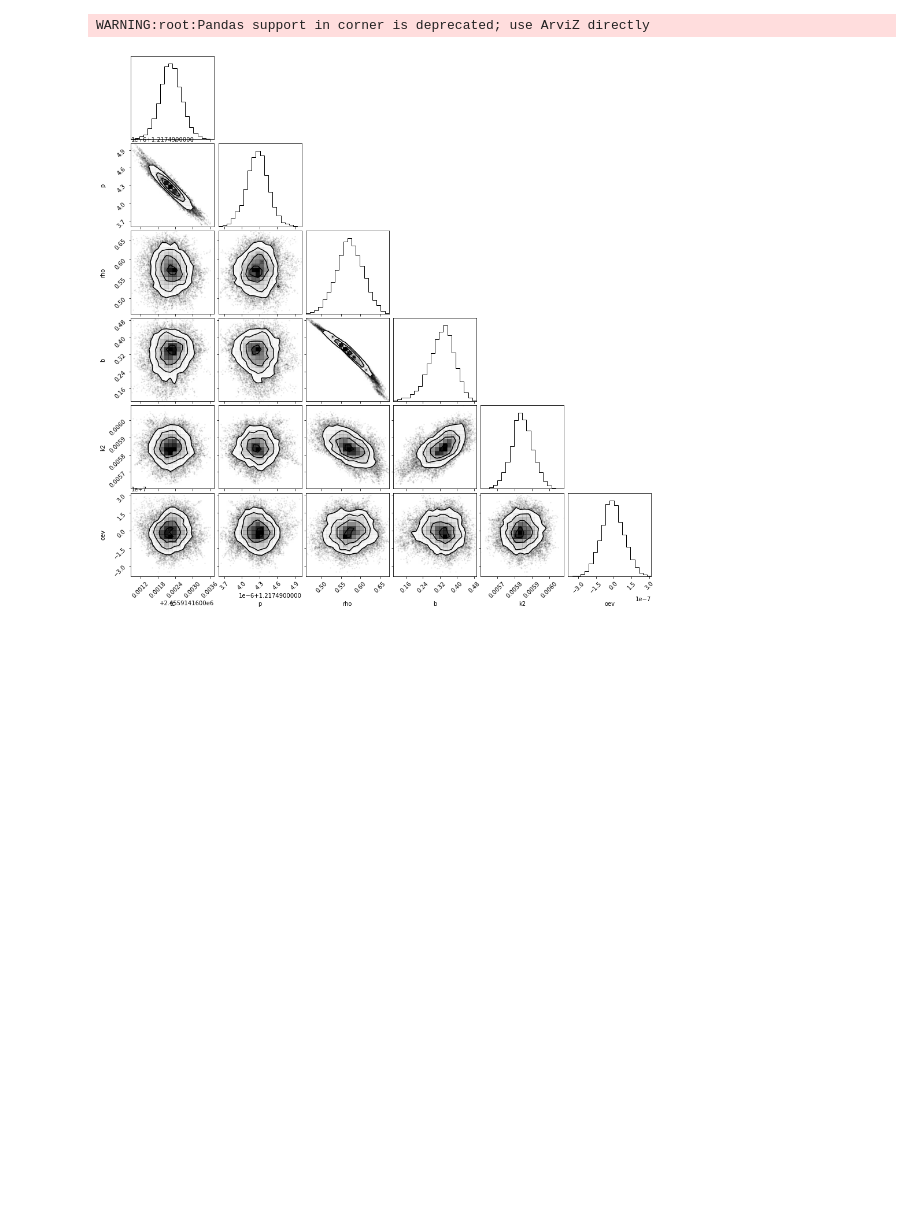
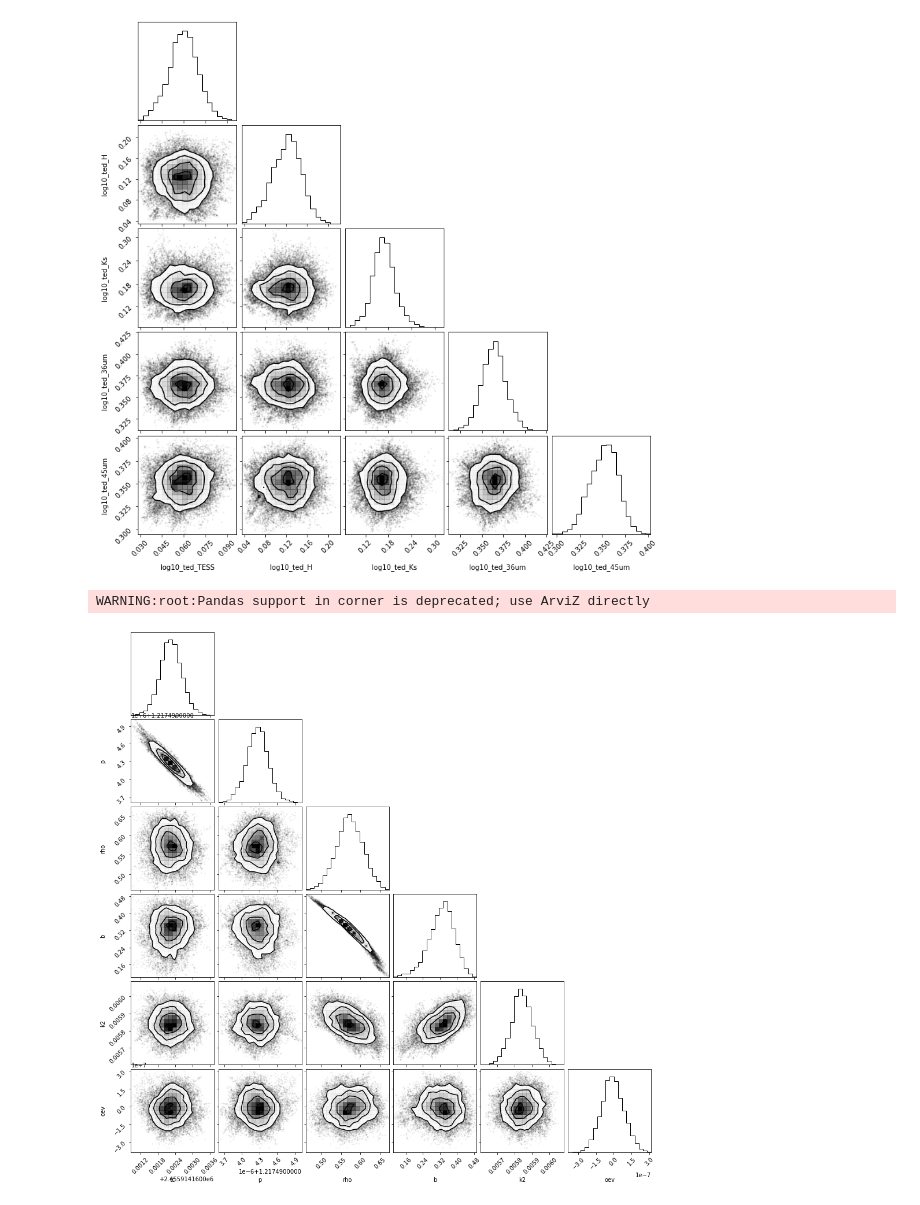
Before and after one commit to hpparvi/cheops_kelt_1, a Jupyter notebook: 01a_ext_emission_and_theoretical_ev.ipynb, the cells around one changed output. Saved outputs shown, nothing was run; the diff lists cells and outputs as text; code cells hidden in the pictures; blank space fills up the shorter version.

```diff
--- a/01a_ext_emission_and_theoretical_ev.ipynb
+++ b/01a_ext_emission_and_theoretical_ev.ipynb
@@ -123,0 +73,5 @@ df
+# %%
+cc = [c for c in df.columns if 'log10_ted' in c]
+# %%
+corner(10**df[cc]);
+# %% [output]
@@ -124,3 +79,4 @@ df
+[figure, added]
 # %%
 corner(df.iloc[:,[0,1,2,3,6,7]]);
 # %% [output]
```
Also changed, not shown: parts of 19 cells of this notebook, 7 other files.
